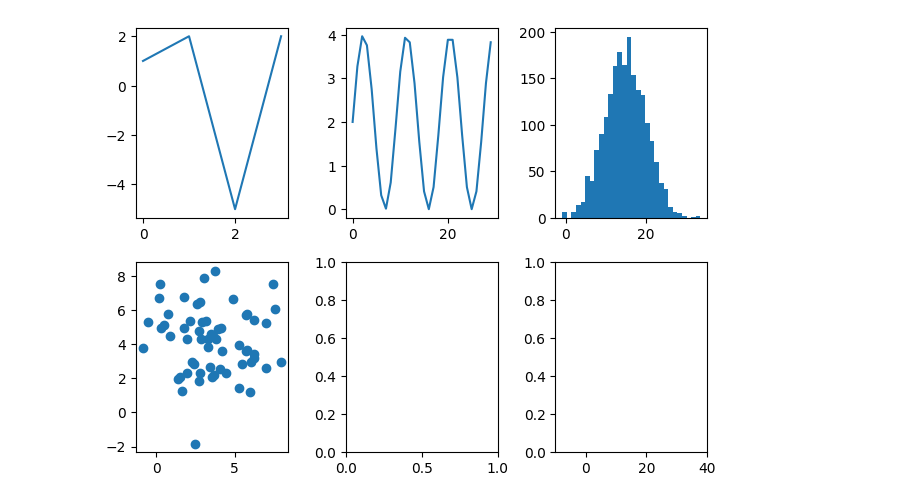
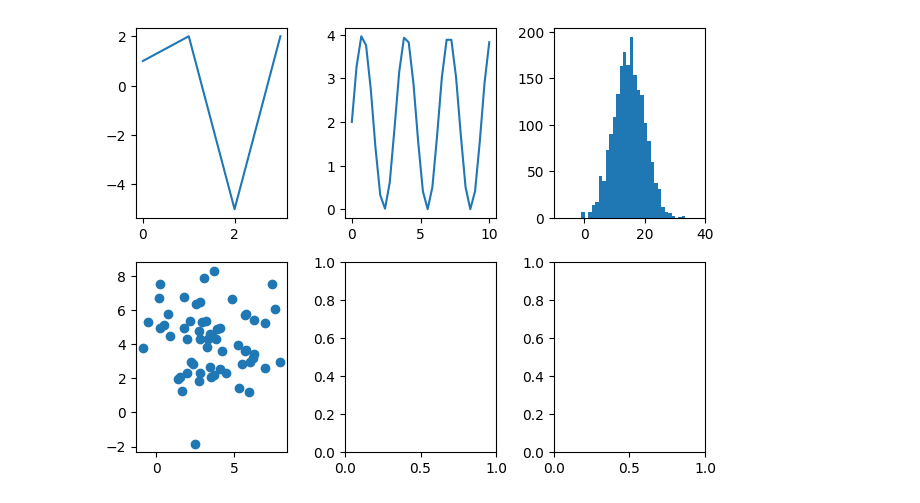
Before and after one commit to TomokazuHonda/data-analysis-basic-kadai, a Jupyter notebook: kadai_005/kadai_005.ipynb, the cells around one changed output. Cells and saved outputs as stored; diff of their text form; code cells hidden in the pictures.

```diff
--- a/kadai_005/kadai_005.ipynb
+++ b/kadai_005/kadai_005.ipynb
@@ -1,31 +1,31 @@
 # %%
 import matplotlib.pyplot as plt
 import numpy as np
 
 # プロット
 fig, axes = plt.subplots(2, 3,tight_layout=True)
 
 # 折れ線
 x0 = [0, 1, 2, 3]
 y0 = [1, 2, -5, 2]
 axes[0,0].plot(y0)
 
 # sin関数
 x1 = np.linspace(0, 10, 30)
-y1 = 2 + 2 * np.sin(2 * x)
-axes[0,1].plot(y1)
+y1 = 2 + 2 * np.sin(2 * x1)
+axes[0,1].plot(x1,y1)
 
 #ヒストグラム
 x2 = np.random .normal(15, 5, 2000)
-plt.xlim(-10, 40)
+axes[0,2].set_xlim(-10,40)
 axes[0,2].hist(x2,bins=30)
 
 #散布図
 np.random.seed(3)
 x3 = 4 + np.random.normal(0, 2, 60)
 y3 = 4 + np.random.normal(0, 2, len(x3))
 axes[1,0].scatter(x3, y3)
 
 plt.show()
 # %% [output]
-[figure, old version]
+[figure, new version]
```
